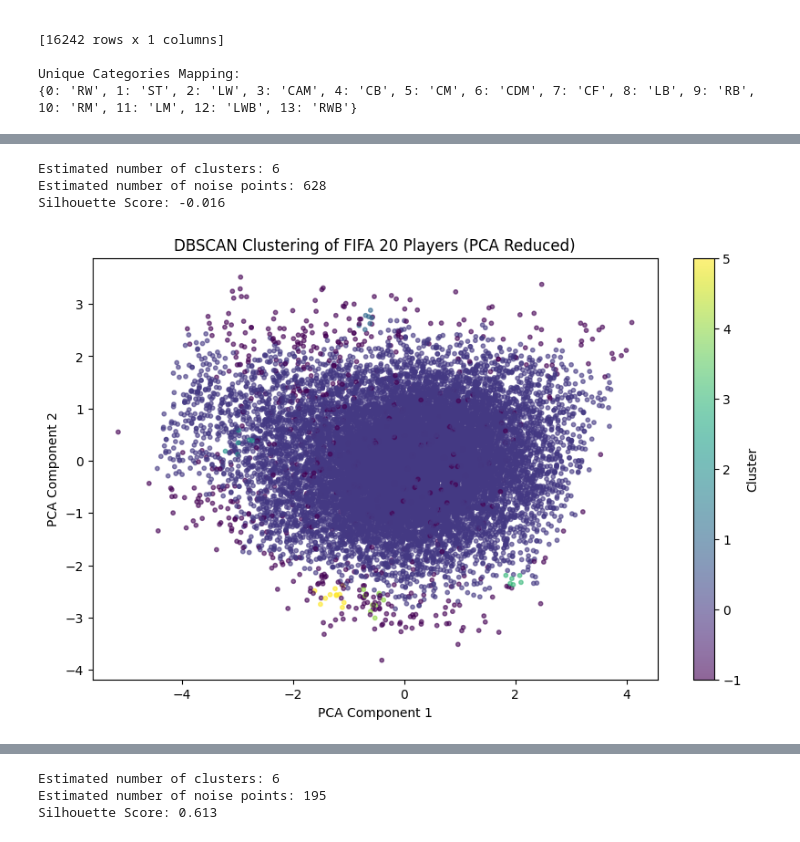
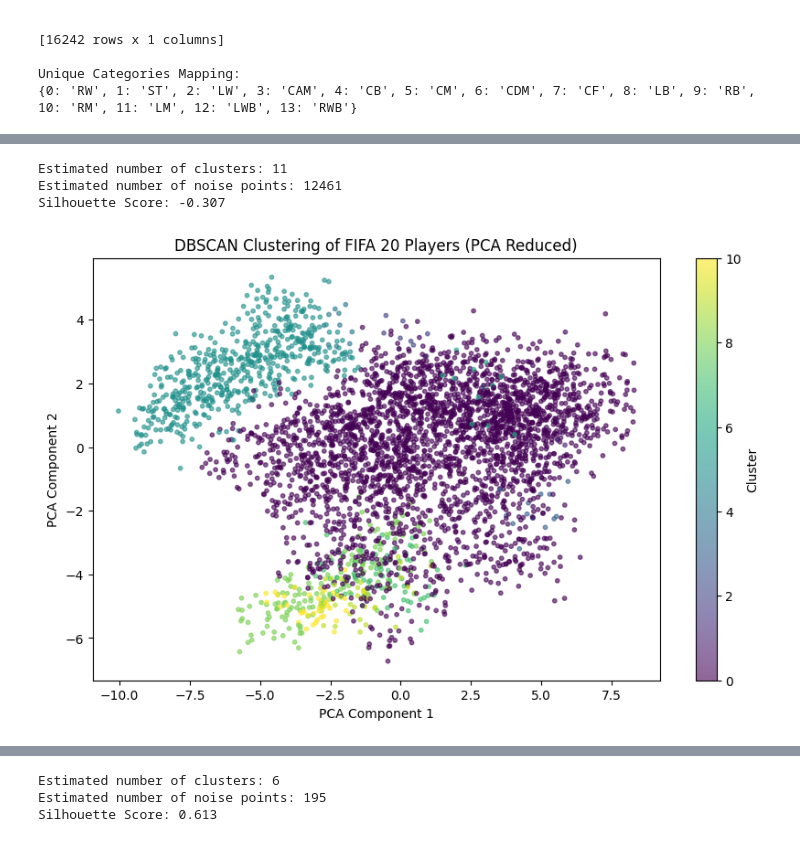
Before and after one commit to maxim-mat/DS-training, a Jupyter notebook: פרק 7 - אשכול/dbscan_exercise.ipynb, the cells around one changed output, grey strips where cells are left out. Saved outputs shown, nothing was run; the diff lists cells and outputs as text; code cells hidden in the pictures.

```diff
--- a/פרק 7 - אשכול/dbscan_exercise.ipynb
+++ b/פרק 7 - אשכול/dbscan_exercise.ipynb
@@ -30,7 +30,7 @@ lables = players['player_positions'].str.split(',').str[0]
 # %%
 players.drop(columns=['gk_diving', 'gk_handling', 'gk_kicking', 'gk_reflexes', 'gk_speed', 'gk_positioning',
                       'goalkeeping_handling', 'goalkeeping_kicking', 'goalkeeping_positioning',
-                      'goalkeeping_reflexes', 'goalkeeping_diving', 'team_position', 'player_positions'],
+                      'goalkeeping_reflexes', 'goalkeeping_diving', 'team_position', 'player_positions', 'release_clause_eur', 'team_jersey_number', 'contract_valid_until', 'nation_jersey_number'],
              inplace=True)
 # %%
 players = players[~lables.isin(['GK']) | lables.isna()]
@@ -74,0 +85,18 @@ plt.show()
+# %%
+from sklearn.cluster import KMeans
+
+scaler = StandardScaler()
+X_scaled = scaler.fit_transform(numerical_players)
+
+# Perform K-means clustering
+kmeans = KMeans(n_clusters=100, random_state=42, n_init=10)
+numerical_players['cluster'] = kmeans.fit_predict(X_scaled)
+
+plt.figure(figsize=(10, 6))
+plt.scatter(numerical_players['weight_kg'], numerical_players['overall'], c=numerical_players['cluster'], cmap='viridis', alpha=0.5)
+plt.colorbar(label='Cluster')
+plt.xlabel('Pickup Longitude')
+plt.ylabel('Pickup Latitude')
+plt.title('kmeans')
+plt.grid(True)
+plt.show()
@@ -75,35 +110,38 @@ plt.show()
 # %%
-x_data = players[['movement_agility', 'movement_reactions', 'movement_balance']]
+scaler = StandardScaler()
+X_scaled = scaler.fit_transform(numerical_players)
 
-scaler = StandardScaler()
-X_scaled = scaler.fit_transform(x_data)
-
-eps = 0.3
-min_samples = 8
+eps = 3
+min_samples = 12
 dbscan = DBSCAN(eps=eps, min_samples=min_samples)
 labels = dbscan.fit_predict(X_scaled)
 
 n_clusters = len(set(labels)) - (1 if -1 in labels else 0)
 n_noise = list(labels).count(-1)
 print(f'Estimated number of clusters: {n_clusters}')
 print(f'Estimated number of noise points: {n_noise}')
 
+mask = labels != -1
+X_filtered = X_scaled[mask]
+filtered_labels = labels[mask]
+gt = lables_df['label'][mask]
+
 if n_clusters > 1:
     silhouette = silhouette_score(X_scaled, labels)
     print(f'Silhouette Score: {silhouette:.3f}')
 
 pca = PCA(n_components=2)
-X_pca = pca.fit_transform(X_scaled)
+X_pca = pca.fit_transform(X_filtered)
 
 plt.figure(figsize=(10, 6))
-plt.scatter(X_pca[:, 0], X_pca[:, 1], c=labels, cmap='viridis', s=10, alpha=0.6)
+plt.scatter(X_pca[:, 0], X_pca[:, 1], c=filtered_labels, cmap='viridis', s=10, alpha=0.6)
 plt.title('DBSCAN Clustering of FIFA 20 Players (PCA Reduced)')
 plt.xlabel('PCA Component 1')
 plt.ylabel('PCA Component 2')
 plt.colorbar(label='Cluster')
 plt.show()
 # %% [output]
-Estimated number of clusters: 6
-Estimated number of noise points: 628
-Silhouette Score: -0.016
+Estimated number of clusters: 11
+Estimated number of noise points: 12461
+Silhouette Score: -0.307
-[figure, old version]
+[figure, new version]
```
Also changed, not shown: parts of 11 cells of this notebook.
